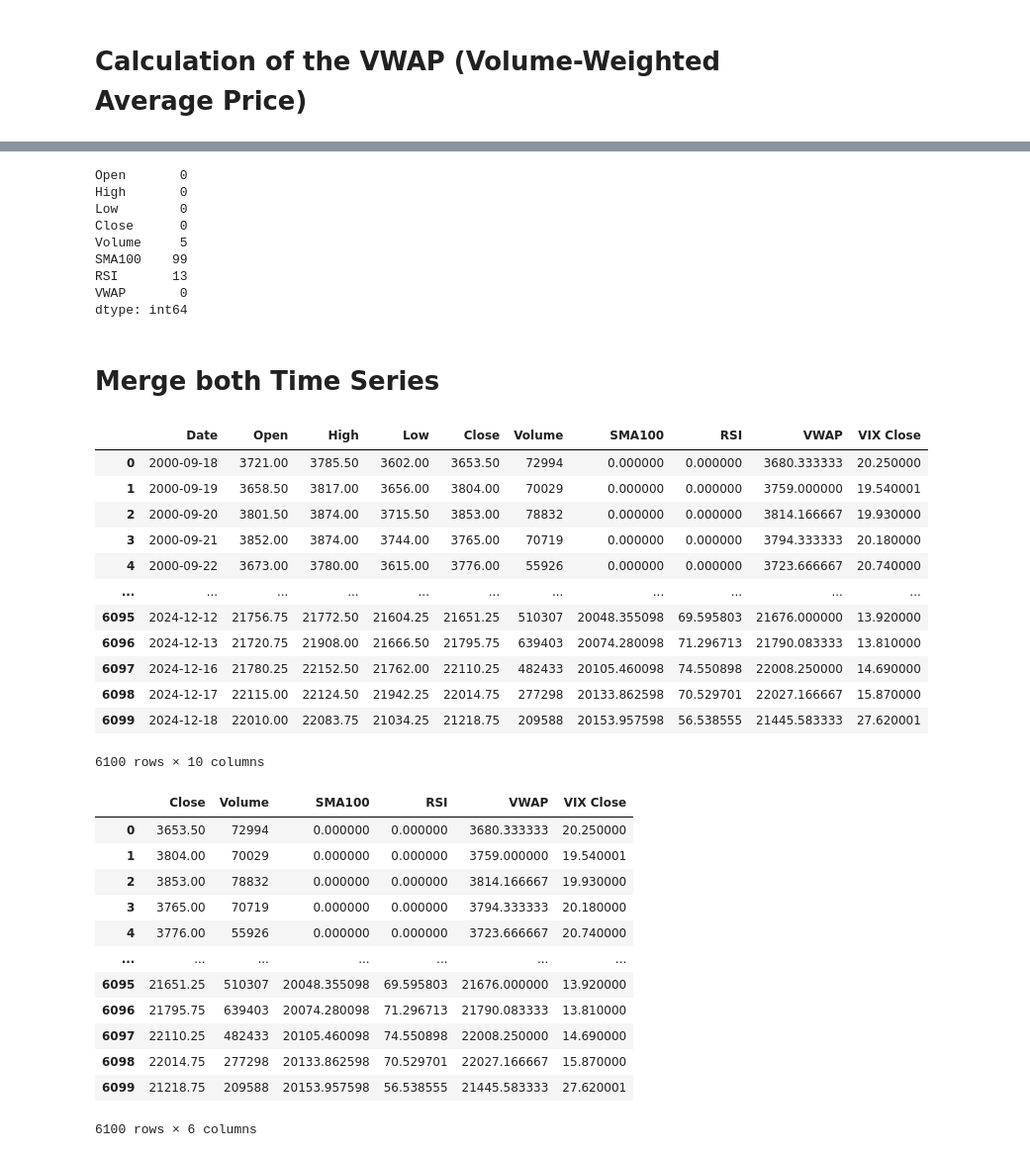
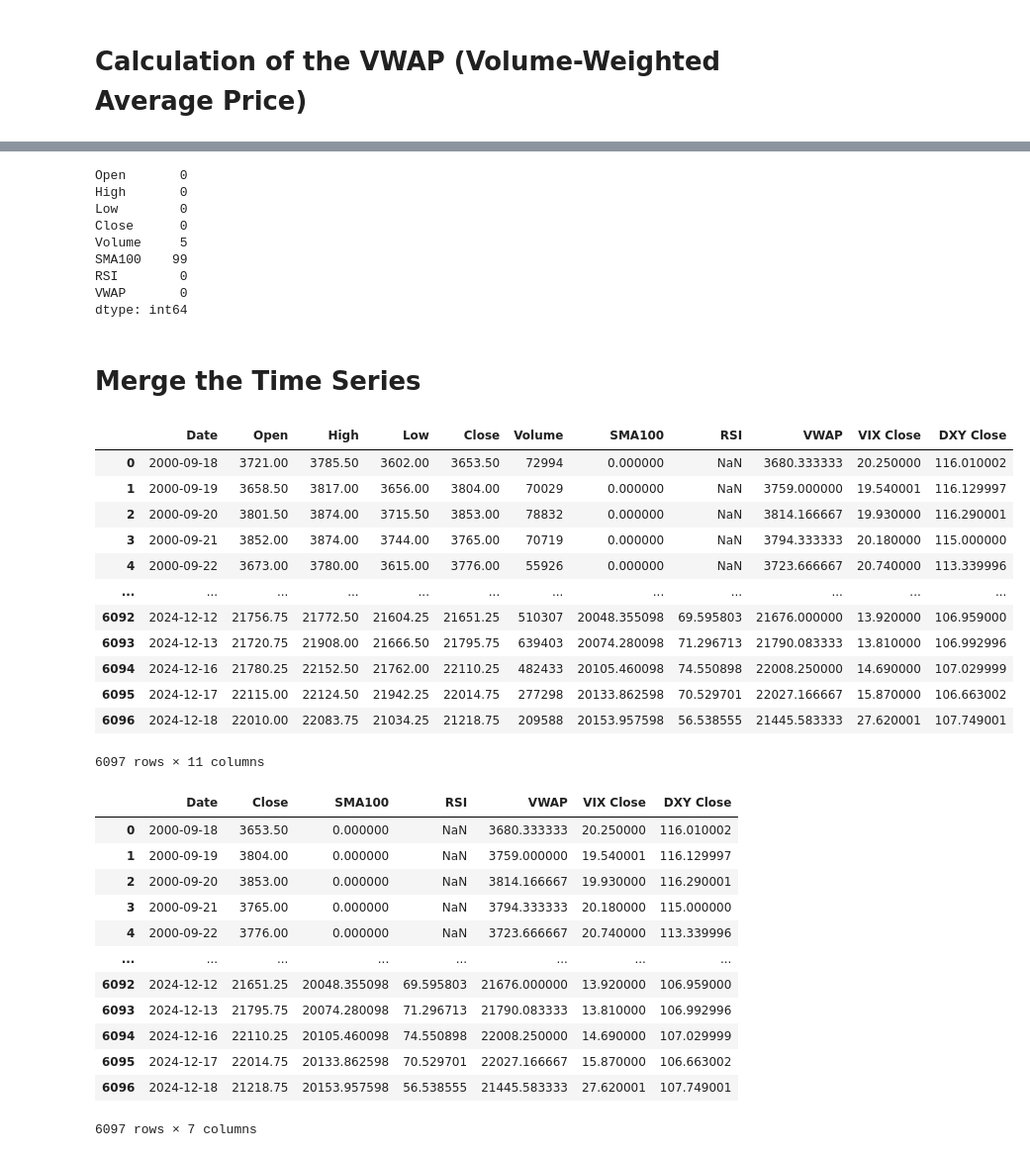
Before and after one commit to pbuitragoa33/NASDAQ-Change-Prediction, a Jupyter notebook: dataNQ.ipynb, the cells around one changed output, grey strips where cells are left out. Shown at 99% size. Drawn from its saved outputs; the diff is of its cells as text; code cells hidden in the pictures.

```diff
--- a/dataNQ.ipynb
+++ b/dataNQ.ipynb
@@ -73,4 +103,4 @@ data_vix
 ![image.png](attachment:image.png)
 # %%
 data_nq['SMA100'] = data_nq['Close'].rolling(window = 100).mean()
-data_nq['SMA100'].fillna(0, inplace = True)
+data_nq['SMA100'] = data_nq['SMA100'].fillna(0)
@@ -105,6 +128,3 @@ def RSI(data_nq, period):
 # Call the function to the 14 period RSI
 
 data_nq['RSI'] = RSI(data_nq, 14)
-# %%
-data_nq['RSI'].fillna(0, inplace = True)
-data_nq
@@ -158,61 +174,65 @@ Low        0
 Close      0
 Volume     5
 SMA100    99
-RSI       13
+RSI        0
 VWAP       0
 dtype: int64
 # %% [markdown]
-# Merge both Time Series
+# Merge the Time Series
 # %%
 # Reset index
 
 data_nq = data_nq.reset_index()
 data_vix = data_vix.reset_index()
+data_dxy = data_dxy.reset_index()
 # %%
 # Convert date to datetime format
 
 data_nq["Date"] = pd.to_datetime(data_nq["Date"]).dt.tz_localize(None)
 data_vix["Date"] = pd.to_datetime(data_vix["Date"]).dt.tz_localize(None)
+data_dxy["Date"] = pd.to_datetime(data_dxy["Date"]).dt.tz_localize(None)
 
 # Drop duplicates
 
 data_nq = data_nq.drop_duplicates(subset="Date")
 data_vix = data_vix.drop_duplicates(subset="Date")
+data_dxy = data_dxy.drop_duplicates(subset="Date")
 # %%
 # Merge dataframes
 
-data = pd.merge(data_nq, data_vix, on = 'Date', how = 'inner')
+data1 = pd.merge(data_nq, data_vix, on = 'Date', how = 'inner')
+data = pd.merge(data1, data_dxy, on = 'Date', how = 'inner')
 data
 # %% [output]
-|  | Date | Open | High | Low | Close | Volume | SMA100 | RSI | VWAP | VIX Close |
-| 0 | 2000-09-18 | 3721.00 | 3785.50 | 3602.00 | 3653.50 | 72994 | 0.000000 | 0.000000 | 3680.333333 | 20.250000 |
-| 1 | 2000-09-19 | 3658.50 | 3817.00 | 3656.00 | 3804.00 | 70029 | 0.000000 | 0.000000 | 3759.000000 | 19.540001 |
-| 2 | 2000-09-20 | 3801.50 | 3874.00 | 3715.50 | 3853.00 | 78832 | 0.000000 | 0.000000 | 3814.166667 | 19.930000 |
-| 3 | 2000-09-21 | 3852.00 | 3874.00 | 3744.00 | 3765.00 | 70719 | 0.000000 | 0.000000 | 3794.333333 | 20.180000 |
-| 4 | 2000-09-22 | 3673.00 | 3780.00 | 3615.00 | 3776.00 | 55926 | 0.000000 | 0.000000 | 3723.666667 | 20.740000 |
-| ... | ... | ... | ... | ... | ... | ... | ... | ... | ... | ... |
-| 6095 | 2024-12-12 | 21756.75 | 21772.50 | 21604.25 | 21651.25 | 510307 | 20048.355098 | 69.595803 | 21676.000000 | 13.920000 |
-| 6096 | 2024-12-13 | 21720.75 | 21908.00 | 21666.50 | 21795.75 | 639403 | 20074.280098 | 71.296713 | 21790.083333 | 13.810000 |
-| 6097 | 2024-12-16 | 21780.25 | 22152.50 | 21762.00 | 22110.25 | 482433 | 20105.460098 | 74.550898 | 22008.250000 | 14.690000 |
-| 6098 | 2024-12-17 | 22115.00 | 22124.50 | 21942.25 | 22014.75 | 277298 | 20133.862598 | 70.529701 | 22027.166667 | 15.870000 |
-| 6099 | 2024-12-18 | 22010.00 | 22083.75 | 21034.25 | 21218.75 | 209588 | 20153.957598 | 56.538555 | 21445.583333 | 27.620001 |
+|  | Date | Open | High | Low | Close | Volume | SMA100 | RSI | VWAP | VIX Close | DXY Close |
+| 0 | 2000-09-18 | 3721.00 | 3785.50 | 3602.00 | 3653.50 | 72994 | 0.000000 | NaN | 3680.333333 | 20.250000 | 116.010002 |
+| 1 | 2000-09-19 | 3658.50 | 3817.00 | 3656.00 | 3804.00 | 70029 | 0.000000 | NaN | 3759.000000 | 19.540001 | 116.129997 |
+| 2 | 2000-09-20 | 3801.50 | 3874.00 | 3715.50 | 3853.00 | 78832 | 0.000000 | NaN | 3814.166667 | 19.930000 | 116.290001 |
+| 3 | 2000-09-21 | 3852.00 | 3874.00 | 3744.00 | 3765.00 | 70719 | 0.000000 | NaN | 3794.333333 | 20.180000 | 115.000000 |
+| 4 | 2000-09-22 | 3673.00 | 3780.00 | 3615.00 | 3776.00 | 55926 | 0.000000 | NaN | 3723.666667 | 20.740000 | 113.339996 |
+| ... | ... | ... | ... | ... | ... | ... | ... | ... | ... | ... | ... |
+| 6092 | 2024-12-12 | 21756.75 | 21772.50 | 21604.25 | 21651.25 | 510307 | 20048.355098 | 69.595803 | 21676.000000 | 13.920000 | 106.959000 |
+| 6093 | 2024-12-13 | 21720.75 | 21908.00 | 21666.50 | 21795.75 | 639403 | 20074.280098 | 71.296713 | 21790.083333 | 13.810000 | 106.992996 |
+| 6094 | 2024-12-16 | 21780.25 | 22152.50 | 21762.00 | 22110.25 | 482433 | 20105.460098 | 74.550898 | 22008.250000 | 14.690000 | 107.029999 |
+| 6095 | 2024-12-17 | 22115.00 | 22124.50 | 21942.25 | 22014.75 | 277298 | 20133.862598 | 70.529701 | 22027.166667 | 15.870000 | 106.663002 |
+| 6096 | 2024-12-18 | 22010.00 | 22083.75 | 21034.25 | 21218.75 | 209588 | 20153.957598 | 56.538555 | 21445.583333 | 27.620001 | 107.749001 |
-6100 rows × 10 columns
+6097 rows × 11 columns
 # %%
 # Drop columns
 
-data = data.drop(columns = ['Date', 'Open', 'High', 'Low'])
+data = data.drop(columns = ['Open', 'High', 'Low', 'Volume'])
 data
 # %% [output]
-|  | Close | Volume | SMA100 | RSI | VWAP | VIX Close |
-| 0 | 3653.50 | 72994 | 0.000000 | 0.000000 | 3680.333333 | 20.250000 |
-| 1 | 3804.00 | 70029 | 0.000000 | 0.000000 | 3759.000000 | 19.540001 |
-| 2 | 3853.00 | 78832 | 0.000000 | 0.000000 | 3814.166667 | 19.930000 |
-| 3 | 3765.00 | 70719 | 0.000000 | 0.000000 | 3794.333333 | 20.180000 |
-| 4 | 3776.00 | 55926 | 0.000000 | 0.000000 | 3723.666667 | 20.740000 |
-| ... | ... | ... | ... | ... | ... | ... |
-| 6095 | 21651.25 | 510307 | 20048.355098 | 69.595803 | 21676.000000 | 13.920000 |
-| 6096 | 21795.75 | 639403 | 20074.280098 | 71.296713 | 21790.083333 | 13.810000 |
-| 6097 | 22110.25 | 482433 | 20105.460098 | 74.550898 | 22008.250000 | 14.690000 |
-| 6098 | 22014.75 | 277298 | 20133.862598 | 70.529701 | 22027.166667 | 15.870000 |
-| 6099 | 21218.75 | 209588 | 20153.957598 | 56.538555 | 21445.583333 | 27.620001 |
+|  | Date | Close | SMA100 | RSI | VWAP | VIX Close | DXY Close |
+| 0 | 2000-09-18 | 3653.50 | 0.000000 | NaN | 3680.333333 | 20.250000 | 116.010002 |
+| 1 | 2000-09-19 | 3804.00 | 0.000000 | NaN | 3759.000000 | 19.540001 | 116.129997 |
+| 2 | 2000-09-20 | 3853.00 | 0.000000 | NaN | 3814.166667 | 19.930000 | 116.290001 |
+| 3 | 2000-09-21 | 3765.00 | 0.000000 | NaN | 3794.333333 | 20.180000 | 115.000000 |
+| 4 | 2000-09-22 | 3776.00 | 0.000000 | NaN | 3723.666667 | 20.740000 | 113.339996 |
+| ... | ... | ... | ... | ... | ... | ... | ... |
+| 6092 | 2024-12-12 | 21651.25 | 20048.355098 | 69.595803 | 21676.000000 | 13.920000 | 106.959000 |
+| 6093 | 2024-12-13 | 21795.75 | 20074.280098 | 71.296713 | 21790.083333 | 13.810000 | 106.992996 |
+| 6094 | 2024-12-16 | 22110.25 | 20105.460098 | 74.550898 | 22008.250000 | 14.690000 | 107.029999 |
+| 6095 | 2024-12-17 | 22014.75 | 20133.862598 | 70.529701 | 22027.166667 | 15.870000 | 106.663002 |
+| 6096 | 2024-12-18 | 21218.75 | 20153.957598 | 56.538555 | 21445.583333 | 27.620001 | 107.749001 |
-6100 rows × 6 columns
+6097 rows × 7 columns
```
Also changed, not shown: parts of 16 cells of this notebook.
